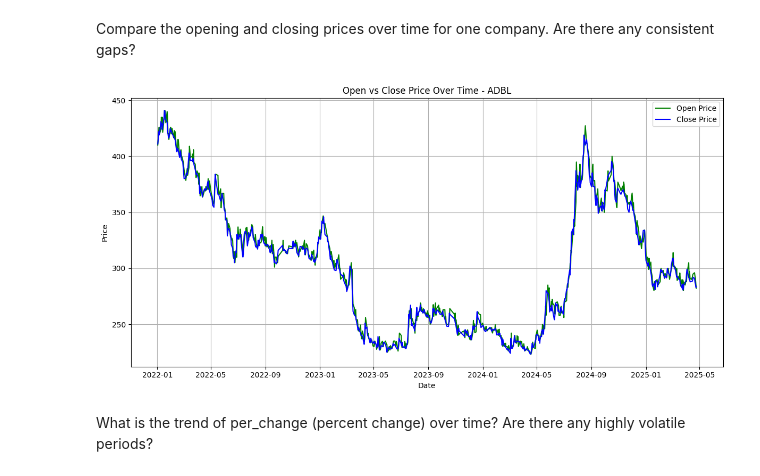
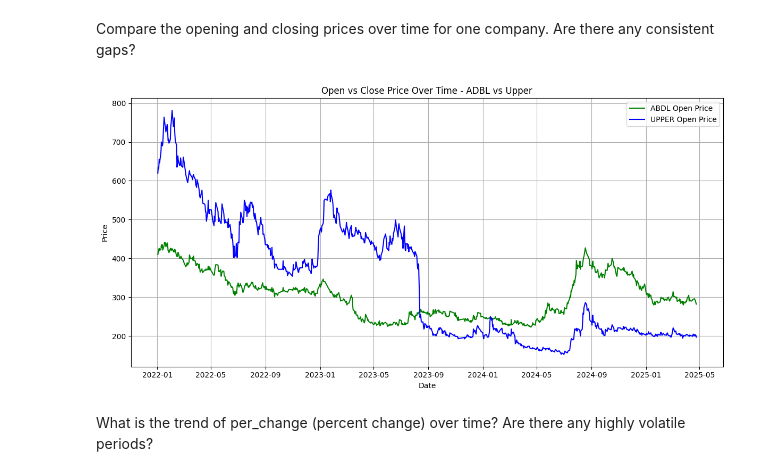
Before and after one commit to SanjayBista1010/Classification, a Jupyter notebook: nepalShare.ipynb, the cells around one changed output. Drawn from its saved outputs; the diff is of its cells as text; code cells hidden in the pictures.

```diff
--- a/nepalShare.ipynb
+++ b/nepalShare.ipynb
@@ -407,21 +407,22 @@ plt.show()
 # %% [markdown]
 Compare the opening and closing prices over time for one company. Are there any consistent gaps?
 # %%
-company_df = df[df['Company'] == 'ADBL'].copy()
+abdl_df = df[df['Company'] == 'ADBL'].copy()
+upper_df = df[df['Company'] == 'UPPER'].copy()
 company_df = company_df.sort_values(by='published_date')
 
 plt.figure(figsize=(12, 6))
-plt.plot(company_df['published_date'], company_df['open'], label='Open Price', color='green')
-plt.plot(company_df['published_date'], company_df['close'], label='Close Price', color='blue')
-plt.title('Open vs Close Price Over Time - ADBL')
+plt.plot(abdl_df['published_date'], abdl_df['open'], label='ABDL Open Price', color='green')
+plt.plot(upper_df['published_date'], upper_df['open'], label='UPPER Open Price', color='blue')
+plt.title('Open vs Close Price Over Time - ADBL vs Upper')
 plt.xlabel('Date')
 plt.ylabel('Price')
 plt.legend()
 plt.grid(True)
 plt.tight_layout()
 plt.show()
 # %% [output]
-[figure, old version]
+[figure, new version]
 # %% [markdown]
 What is the trend of per_change (percent change) over time? Are there any highly volatile periods?
 # %%
```
Also changed, not shown: parts of 2 cells of this notebook.
